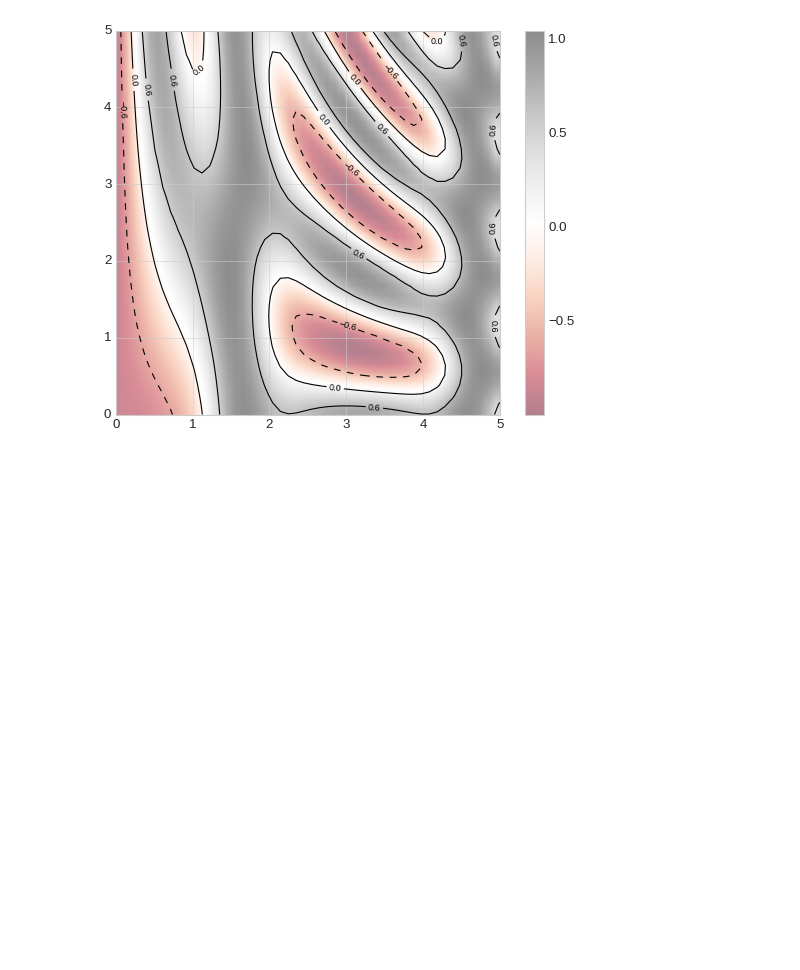
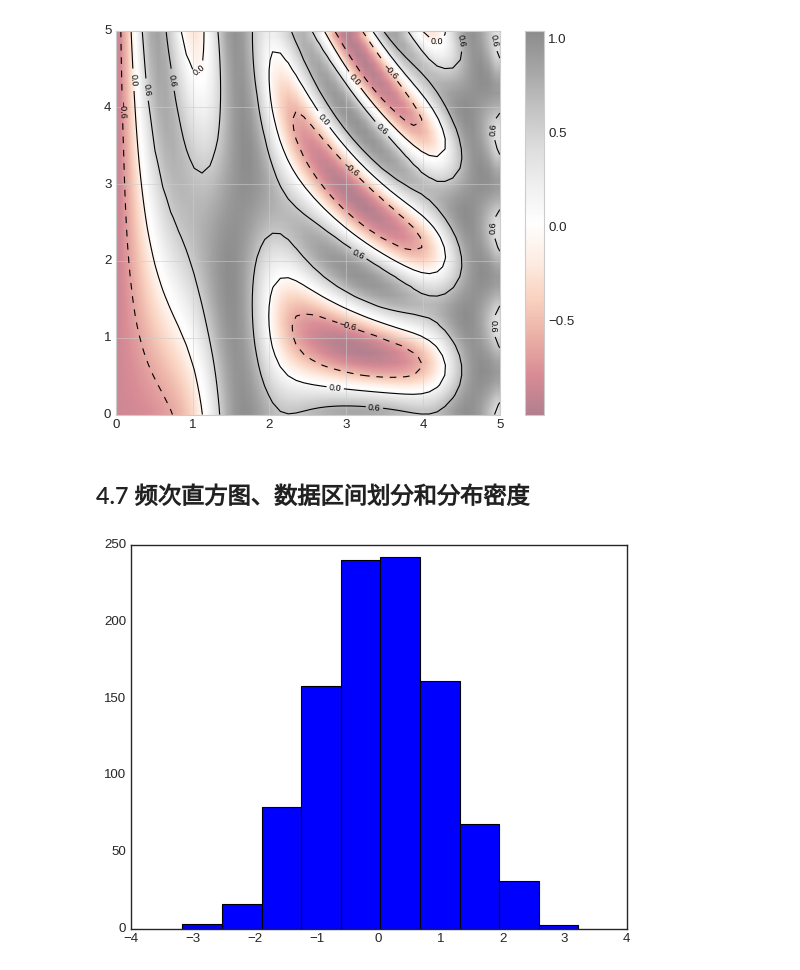
Before and after one commit to hexu1985/python-data-science-examples, a Jupyter notebook: Python.Data.Science.Handbook/code/chapter-04/chapter04.ipynb, the cells around one changed output. Cells and saved outputs as stored; diff of their text form; code cells hidden in the pictures; blank space fills up the shorter version.

```diff
--- a/Python.Data.Science.Handbook/code/chapter-04/chapter04.ipynb
+++ b/Python.Data.Science.Handbook/code/chapter-04/chapter04.ipynb
@@ -387,3 +387,16 @@ plt.colorbar()
 plt.show()
 # %% [output]
 [figure]
+# %% [markdown]
+## 4.7 频次直方图、数据区间划分和分布密度
+# %%
+%matplotlib inline
+import numpy as np
+import matplotlib.pyplot as plt
+plt.style.use('seaborn-v0_8-white')
+data = np.random.randn(1000)
+# %%
+plt.hist(data)
+plt.show()
+# %% [output]
+[figure, added]
```
Also changed, not shown: parts of 8 cells of this notebook, 4 other files.
